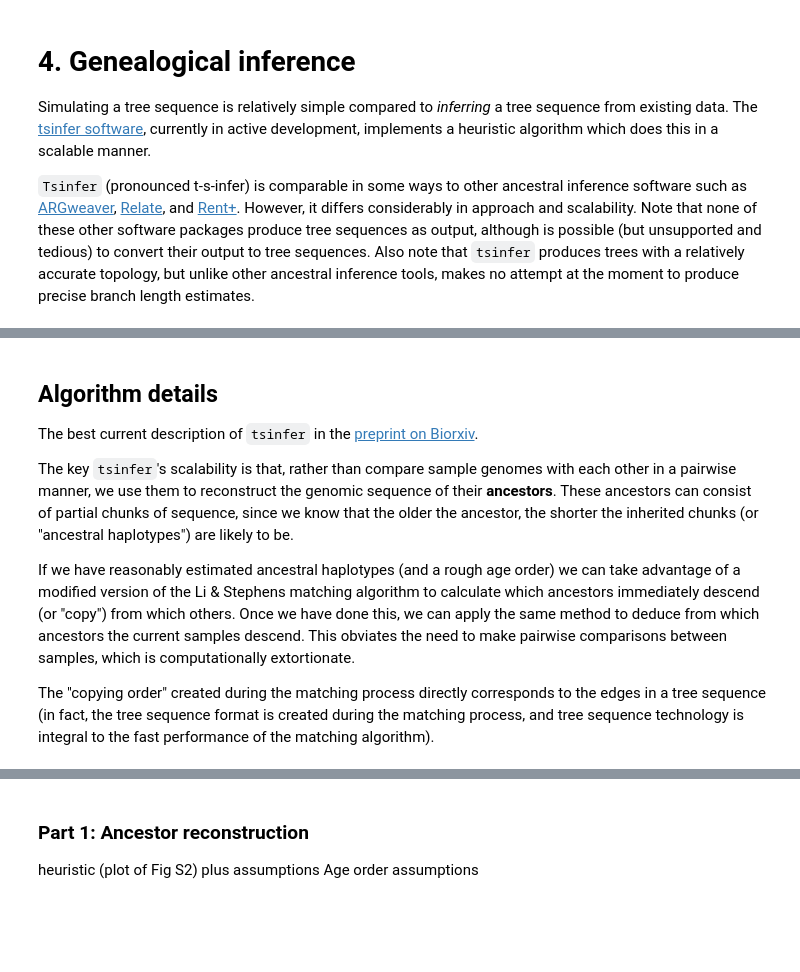
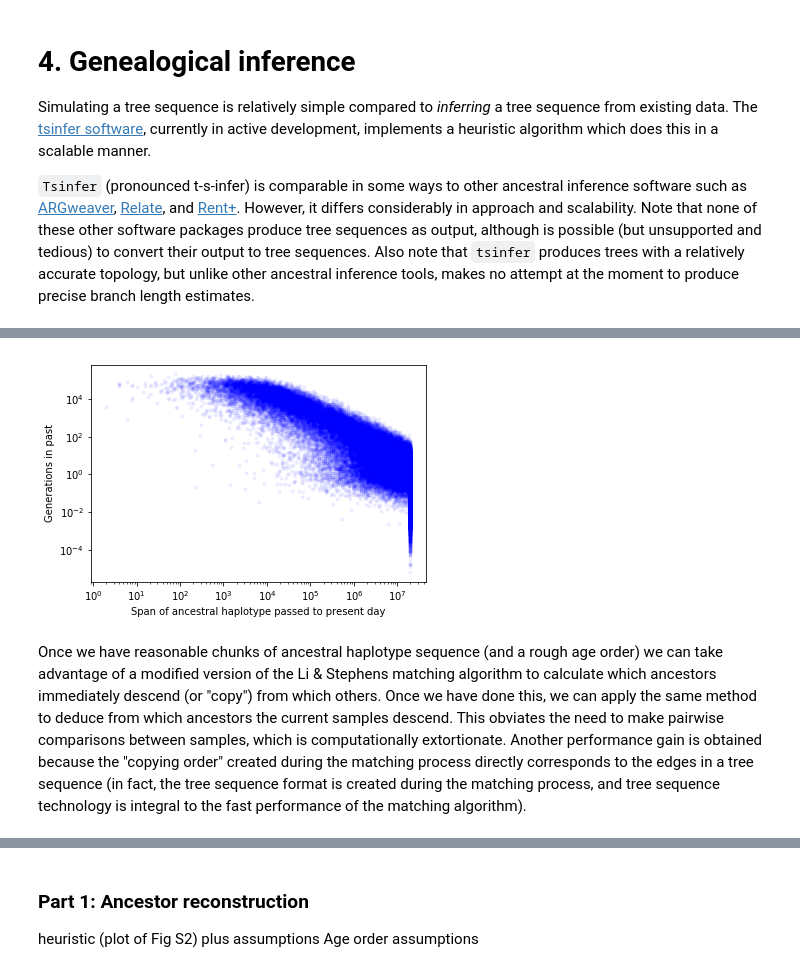
Before and after one commit to mcveanlab/tskit-workshop, a Jupyter notebook: ts_workshop_part3.ipynb, the cells around one changed output, grey strips where cells are left out. Cells and saved outputs as stored; diff of their text form; code cells hidden in the pictures; blank space fills up the shorter version.

```diff
--- a/ts_workshop_part3.ipynb
+++ b/ts_workshop_part3.ipynb
@@ -35,11 +42,16 @@ Simulating a tree sequence is relatively simple compared to *inferring* a tree s
+# %%
+# load the huge simulation used previously, and plot lengths of ancestral haplotype which have made it to the present
+big_sim = tskit.load("data/large-ts-no-mutations.trees")
+node_lengths = np.zeros(big_sim.num_nodes, dtype=np.int)
+for e in big_sim.edges():
+    node_lengths[e.parent] += (e.right-e.left)
+
+fig, ax = plt.subplots()
+plt.loglog(node_lengths, big_sim.tables.nodes.time, 'b.', alpha=0.05)
+t = ax.set_xlabel('Span of ancestral haplotype passed to present day')
+t = ax.set_ylabel('Generations in past')
+# %% [output]
+[figure, added]
 # %% [markdown]
-## Algorithm details
-
-The best current description of `tsinfer` in the [preprint on Biorxiv](https://www.biorxiv.org/content/early/2018/11/01/458067).
-
-The key `tsinfer`'s scalability is that, rather than compare sample genomes with each other in a pairwise manner, we use them to reconstruct the genomic sequence of their **ancestors**. These ancestors can consist of partial chunks of sequence, since we know that the older the ancestor, the shorter the inherited chunks (or "ancestral haplotypes") are likely to be.
-
-If we have reasonably estimated ancestral haplotypes (and a rough age order) we can take advantage of a modified version of the Li & Stephens matching algorithm to calculate which ancestors immediately descend (or "copy") from which others. Once we have done this, we can apply the same method to deduce from which ancestors the current samples descend. This obviates the need to make pairwise comparisons between samples, which is computationally extortionate.
-
-The "copying order" created during the matching process directly corresponds to the edges in a tree sequence (in fact, the tree sequence format is created during the matching process, and tree sequence technology is integral to the fast performance of the matching algorithm).
+Once we have reasonable chunks of ancestral haplotype sequence (and a rough age order) we can take advantage of a modified version of the Li & Stephens matching algorithm to calculate which ancestors immediately descend (or "copy") from which others. Once we have done this, we can apply the same method to deduce from which ancestors the current samples descend. This obviates the need to make pairwise comparisons between samples, which is computationally extortionate. Another performance gain is obtained because the "copying order" created during the matching process directly corresponds to the edges in a tree sequence (in fact, the tree sequence format is created during the matching process, and tree sequence technology is integral to the fast performance of the matching algorithm).
 # %% [markdown]
```
Also changed, not shown: parts of 5 cells of this notebook.
